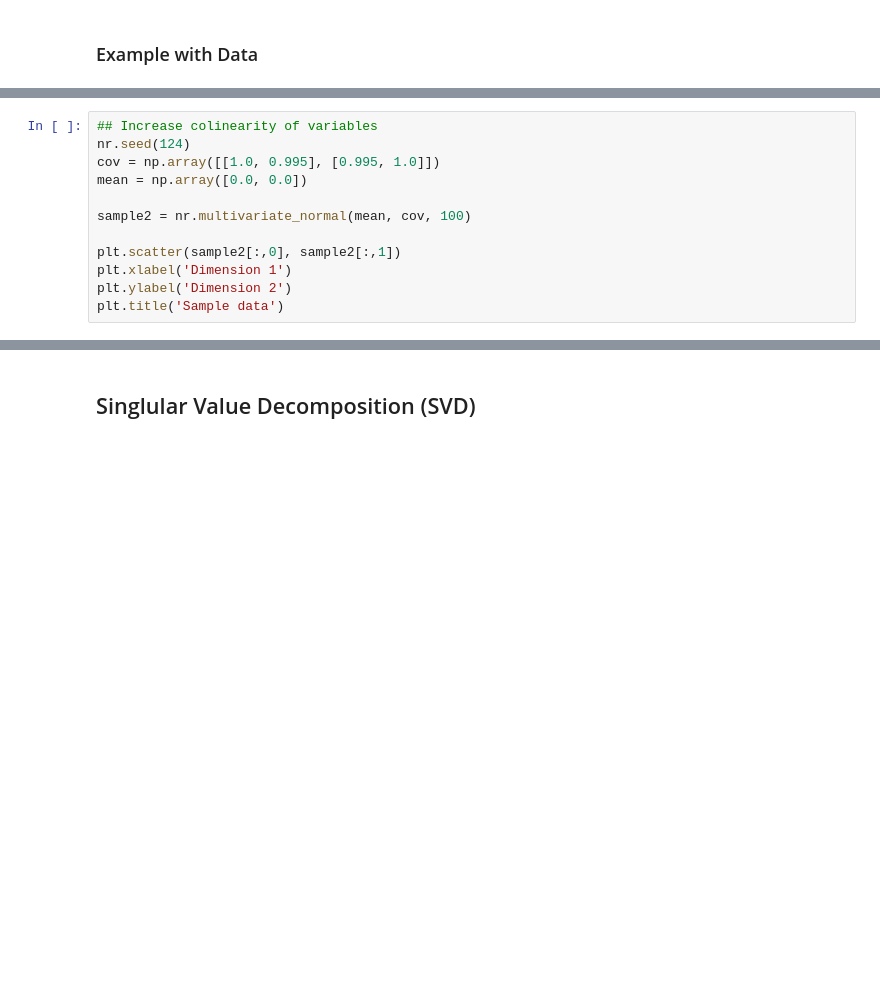
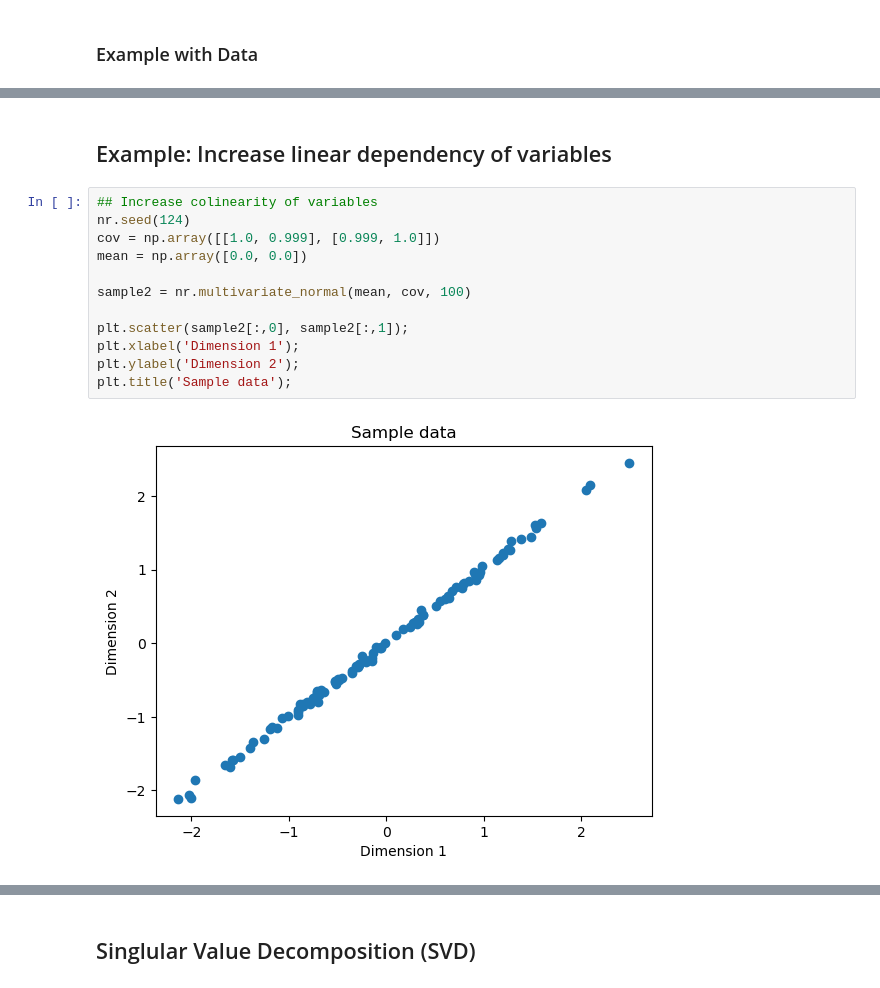
Before and after one commit to StephenElston/CSCI-E-108, a Jupyter notebook: SupplementaryMaterials/ReviewOfEigendecomposition.ipynb, the cells around one changed output, grey strips where cells are left out. Saved outputs shown, nothing was run; the diff lists cells and outputs as text; blank space fills up the shorter version.

```diff
--- a/SupplementaryMaterials/ReviewOfEigendecomposition.ipynb
+++ b/SupplementaryMaterials/ReviewOfEigendecomposition.ipynb
@@ -114,14 +201,18 @@ print(np.dot(inv_covariance, cov_sample))
+# %% [markdown]
+## Example: Increase linear dependency of variables
 # %%
 ## Increase colinearity of variables
 nr.seed(124)
-cov = np.array([[1.0, 0.995], [0.995, 1.0]])
+cov = np.array([[1.0, 0.999], [0.999, 1.0]])
 mean = np.array([0.0, 0.0])
 
 sample2 = nr.multivariate_normal(mean, cov, 100)
 
-plt.scatter(sample2[:,0], sample2[:,1])
-plt.xlabel('Dimension 1')
-plt.ylabel('Dimension 2')
-plt.title('Sample data')
+plt.scatter(sample2[:,0], sample2[:,1]);
+plt.xlabel('Dimension 1');
+plt.ylabel('Dimension 2');
+plt.title('Sample data');
+# %% [output]
+[figure, added]
 # %%
 ## Compute covariance and eigendecompositon
```
Also changed, not shown: parts of 33 cells of this notebook, 2 other files.
